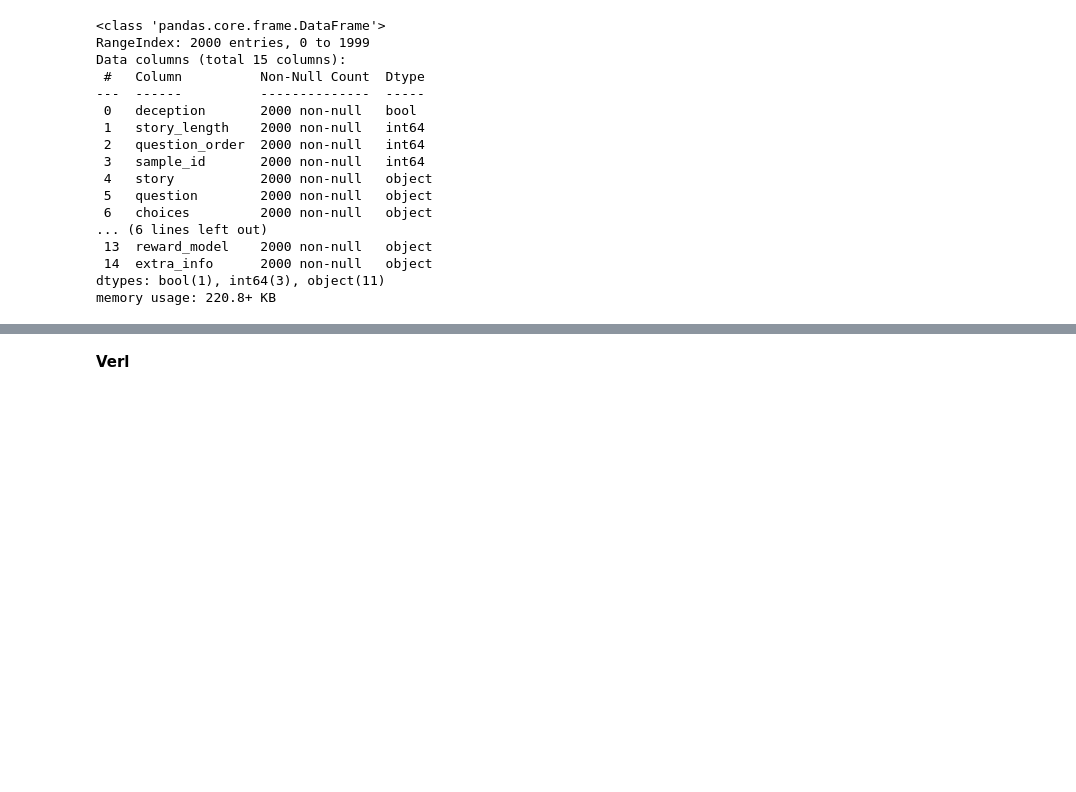
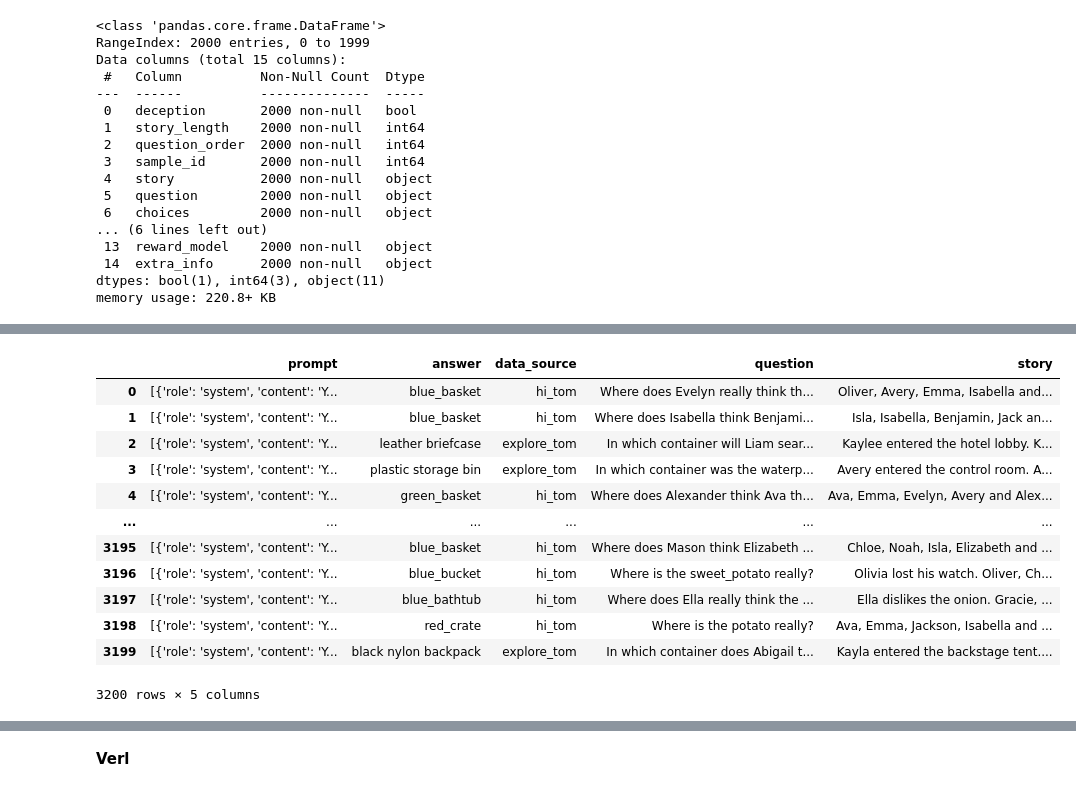
Before and after one commit to zhebushipinyin/Tom-RL, a Jupyter notebook: SimpleGRPO/clean_data/tom_data_balanced_HiTom_ExpTom.ipynb, the cells around one changed output, grey strips where cells are left out. Cells and saved outputs as stored; diff of their text form; code cells hidden in the pictures; blank space fills up the shorter version.

```diff
--- a/SimpleGRPO/clean_data/tom_data_balanced_HiTom_ExpTom.ipynb
+++ b/SimpleGRPO/clean_data/tom_data_balanced_HiTom_ExpTom.ipynb
@@ -152,6 +140,22 @@ col = ['prompt', 'answer', 'data_source', 'question', 'story']
 # %%
 dfr = pd.concat([df.loc[:, col], dfe.loc[:, col]], ignore_index=True)
 dfr = dfr.sample(frac=1, replace=False, ignore_index=True)
+# %%
+dfr
+# %% [output]
+|  | prompt | answer | data_source | question | story |
+| 0 | [{'role': 'system', 'content': 'Y... | blue_basket | hi_tom | Where does Evelyn really think th... | Oliver, Avery, Emma, Isabella and... |
+| 1 | [{'role': 'system', 'content': 'Y... | blue_basket | hi_tom | Where does Isabella think Benjami... | Isla, Isabella, Benjamin, Jack an... |
+| 2 | [{'role': 'system', 'content': 'Y... | leather briefcase | explore_tom | In which container will Liam sear... | Kaylee entered the hotel lobby. K... |
+| 3 | [{'role': 'system', 'content': 'Y... | plastic storage bin | explore_tom | In which container was the waterp... | Avery entered the control room. A... |
+| 4 | [{'role': 'system', 'content': 'Y... | green_basket | hi_tom | Where does Alexander think Ava th... | Ava, Emma, Evelyn, Avery and Alex... |
+| ... | ... | ... | ... | ... | ... |
+| 3195 | [{'role': 'system', 'content': 'Y... | blue_basket | hi_tom | Where does Mason think Elizabeth ... | Chloe, Noah, Isla, Elizabeth and ... |
+| 3196 | [{'role': 'system', 'content': 'Y... | blue_bucket | hi_tom | Where is the sweet_potato really? | Olivia lost his watch. Oliver, Ch... |
+| 3197 | [{'role': 'system', 'content': 'Y... | blue_bathtub | hi_tom | Where does Ella really think the ... | Ella dislikes the onion. Gracie, ... |
+| 3198 | [{'role': 'system', 'content': 'Y... | red_crate | hi_tom | Where is the potato really? | Ava, Emma, Jackson, Isabella and ... |
+| 3199 | [{'role': 'system', 'content': 'Y... | black nylon backpack | explore_tom | In which container does Abigail t... | Kayla entered the backstage tent.... |
+3200 rows × 5 columns
 # %%
 data = Dataset.from_pandas(dfr)
 # %%
```
Also changed, not shown: parts of 33 cells of this notebook, 5 other files.
